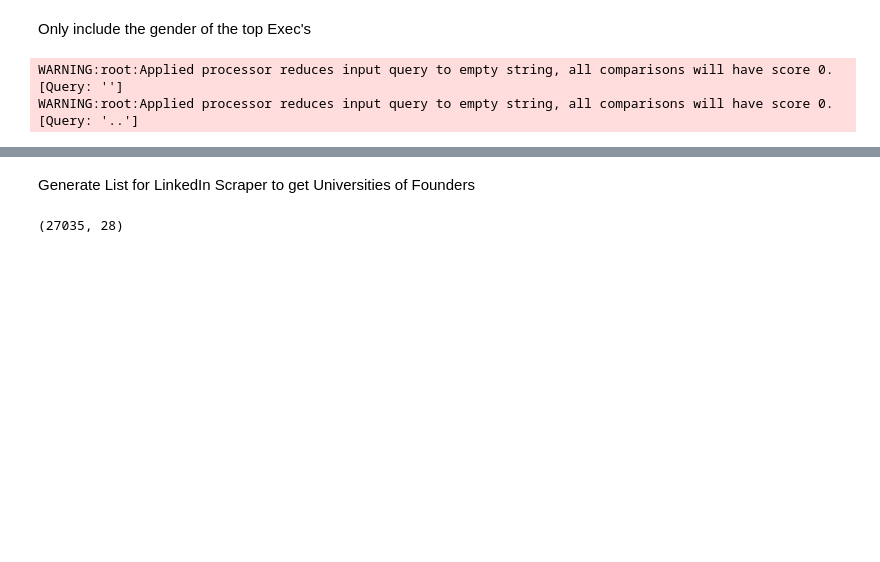
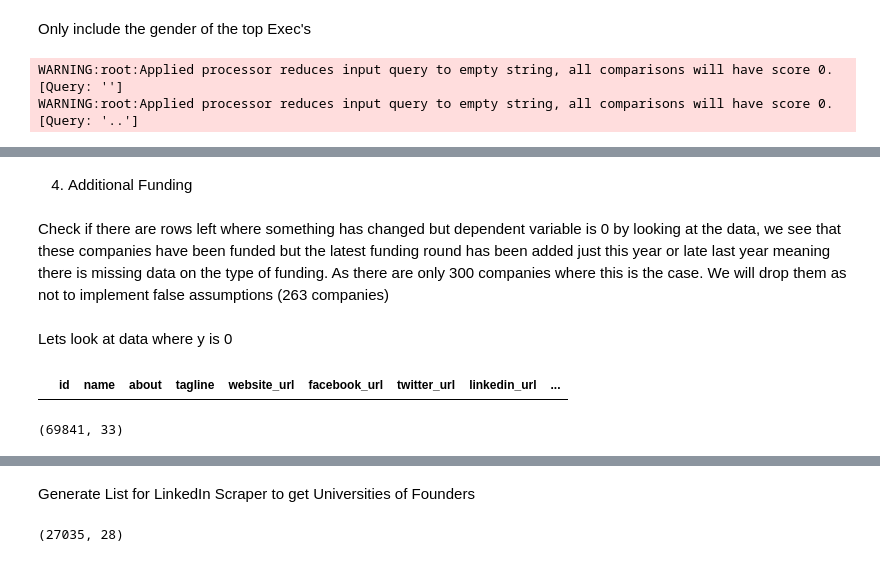
Before and after one commit to FriedrichHermann/Jarvis, a Jupyter notebook: Second Try/Dataset.ipynb, the cells around one changed output, grey strips where cells are left out. Saved outputs shown, nothing was run; the diff lists cells and outputs as text; code cells hidden in the pictures; blank space fills up the shorter version.

```diff
--- a/Second Try/Dataset.ipynb
+++ b/Second Try/Dataset.ipynb
@@ -578,0 +702,2 @@ df_past.drop(columns="gender",inplace=True)
+# %%
+df_past.loc[df_past["company_status"]=="closed","Y"]="failed"
@@ -578,0 +706,24 @@ df_past.drop(columns="gender",inplace=True)
+# %%
+df_past.loc[df_past["company_status"]=="acquired","Y"]="acquired"
+df_past.loc[(df_past["Fin.Round.now"].apply(lambda x: True if (len(x)!=0 and x[0]=="ACQUISITION") else False)) & (df_past["company_status"]=="operational"),"Y"]="acquired"
+df_past.loc[(df_past["Fin.Round.now"].apply(lambda x: True if (len(x)!=0 and x[0]=="ACQUISITION") else False)) & (df_past["company_status"]=="low-activity"),"Y"]="acquired"
+# %% [markdown]
+4. Additional Funding
+# %%
+df_past.loc[(df_past["Fin.Round.past"]!=df_past["Fin.Round.now"])&(df_past.Y==0)&(df_past["Fin.Round.now"].apply(lambda x: True if (len(x)!=0 and x[0] is not None) else False)),"Y"]="funding"
+# %% [markdown]
+Check if there are rows left where something has changed but dependent variable is 0
+by looking at the data, we see that these companies have been funded but the latest funding round has been added just this year or late last year meaning there is missing data on the type of funding. As there are only 300 companies where this is the case. We will drop them as not to implement false assumptions (263 companies)
+# %%
+nonerows=df_past.loc[(df_past["Fin.Round.past"]!=df_past["Fin.Round.now"])&(df_past.Y==0),"Fin.Round.now"]
+df_past.drop(nonerows.index,inplace=True)
+# %% [markdown]
+Lets look at data where y is 0
+# %%
+df_past[df_past.Y==0].head() # looks as expected
+# %% [output]
+|  | id | name | about | tagline | website_url | facebook_url | twitter_url | linkedin_url | ... |
+# %%
+df_past.shape
+# %% [output]
+(69841, 33)
```
Also changed, not shown: parts of 68 cells of this notebook.
